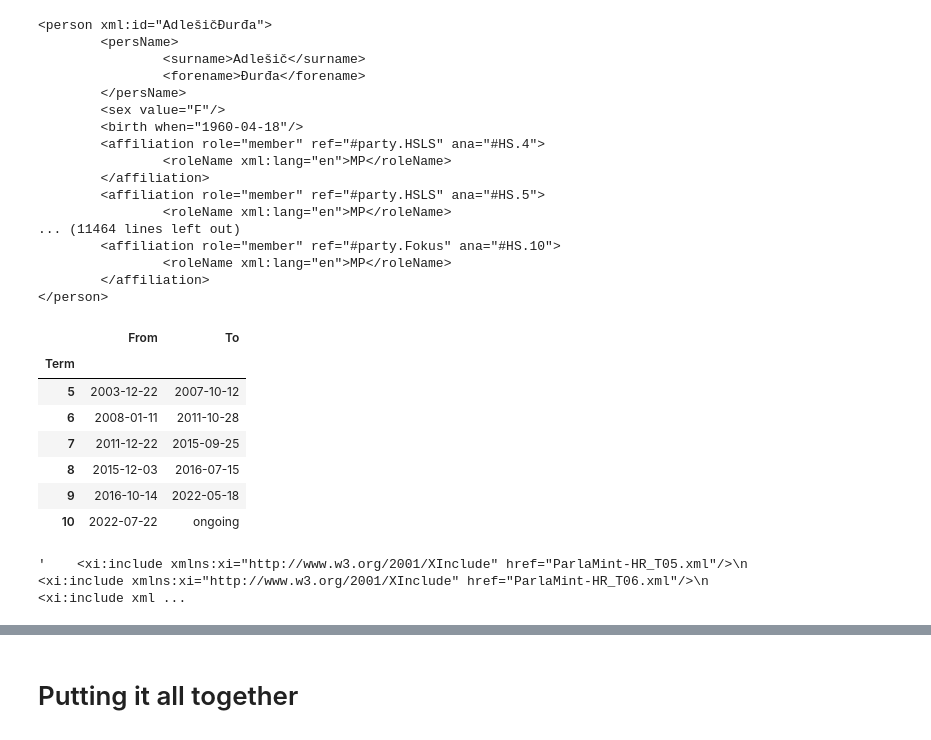
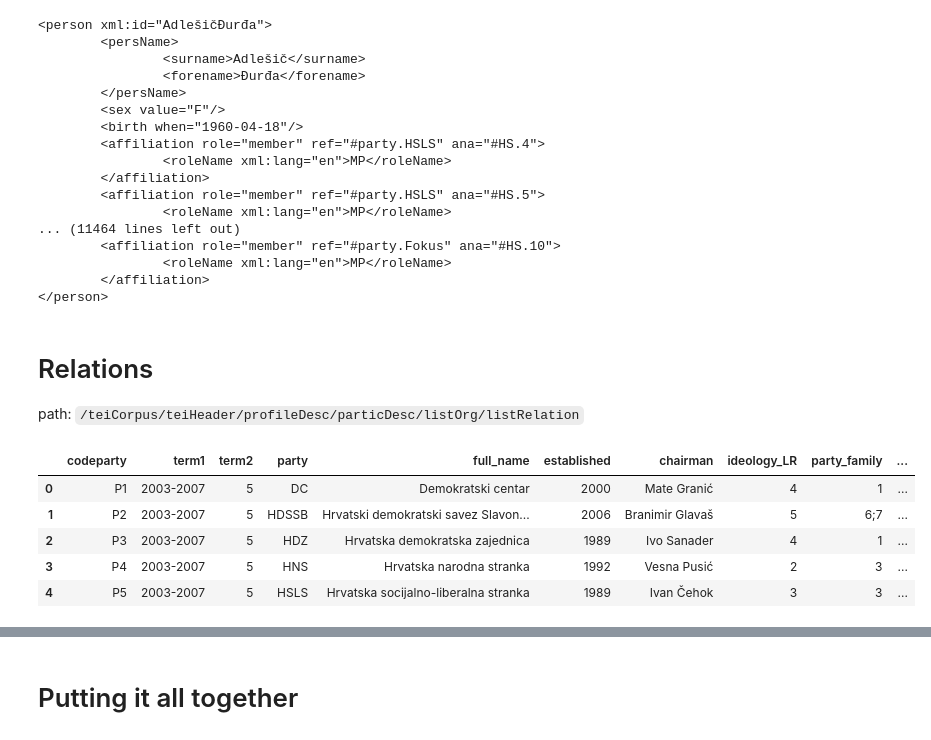
Before and after one commit to 5roop/task15, a Jupyter notebook: 004_constructing_main_TEI.ipynb, the cells around one changed output, grey strips where cells are left out. Saved outputs shown, nothing was run; the diff lists cells and outputs as text; code cells hidden in the pictures.

Commit message:
Add listRelations.

```diff
--- a/004_constructing_main_TEI.ipynb
+++ b/004_constructing_main_TEI.ipynb
@@ -173,8 +157,9 @@ print(listEvent_str)
 path:
 `/teiCorpus/teiHeader/profileDesc/particDesc/listOrg/org[3:]`
 # %%
-partydata = partiesdf["party full_name".split()].drop_duplicates()
-partydata["id"] = partydata.party.apply(lambda s: f"party.{s.replace(' ', '_').upper()}")
+partiesdf["id"] = partiesdf.party.apply(lambda s: f"party.{s.replace(' ', '_').upper()}")
+
+partydata = partiesdf["party full_name id".split()].drop_duplicates()
 
 orgs = []
 for i, row in partydata.iterrows():
@@ -279,17 +264,6 @@ print(listPerson)
                 <roleName xml:lang="en">MP</roleName>
         </affiliation>
 </person>
-# %%
-termdata
-# %% [output]
-|  | From | To |
-| Term |  |  |
-| 5 | 2003-12-22 | 2007-10-12 |
-| 6 | 2008-01-11 | 2011-10-28 |
-| 7 | 2011-12-22 | 2015-09-25 |
-| 8 | 2015-12-03 | 2016-07-15 |
-| 9 | 2016-10-14 | 2022-05-18 |
-| 10 | 2022-07-22 | ongoing |
 # %%
 path_to_term_tmxs = Path("../T/")
 assert path_to_term_tmxs.exists()
@@ -298,6 +272,16 @@ assert path_to_term_tmxs.exists()
 xiincludes = ""
 for file in sorted(list(path_to_term_tmxs.glob("ParlaMint-HR_T*.xml"))):
     xiincludes += f"""    <xi:include xmlns:xi="http://www.w3.org/2001/XInclude" href="{file.name}"/>\n"""
-xiincludes
-# %% [output]
-'    <xi:include xmlns:xi="http://www.w3.org/2001/XInclude" href="ParlaMint-HR_T05.xml"/>\n    <xi:include xmlns:xi="http://www.w3.org/2001/XInclude" href="ParlaMint-HR_T06.xml"/>\n    <xi:include xml ...
+# %% [markdown]
+# Relations
+
+path: `/teiCorpus/teiHeader/profileDesc/particDesc/listOrg/listRelation`
+# %%
+partiesdf.head()
+# %% [output]
+|  | codeparty | term1 | term2 | party | full_name | established | chairman | ideology_LR | party_family | ... |
+| 0 | P1 | 2003-2007 | 5 | DC | Demokratski centar | 2000 | Mate Granić | 4 | 1 | ... |
+| 1 | P2 | 2003-2007 | 5 | HDSSB | Hrvatski demokratski savez Slavon... | 2006 | Branimir Glavaš | 5 | 6;7 | ... |
+| 2 | P3 | 2003-2007 | 5 | HDZ | Hrvatska demokratska zajednica | 1989 | Ivo Sanader | 4 | 1 | ... |
+| 3 | P4 | 2003-2007 | 5 | HNS | Hrvatska narodna stranka | 1992 | Vesna Pusić | 2 | 3 | ... |
+| 4 | P5 | 2003-2007 | 5 | HSLS | Hrvatska socijalno-liberalna stranka | 1989 | Ivan Čehok | 3 | 3 | ... |
```
Also changed, not shown: parts of 8 cells of this notebook, 1 other file.
